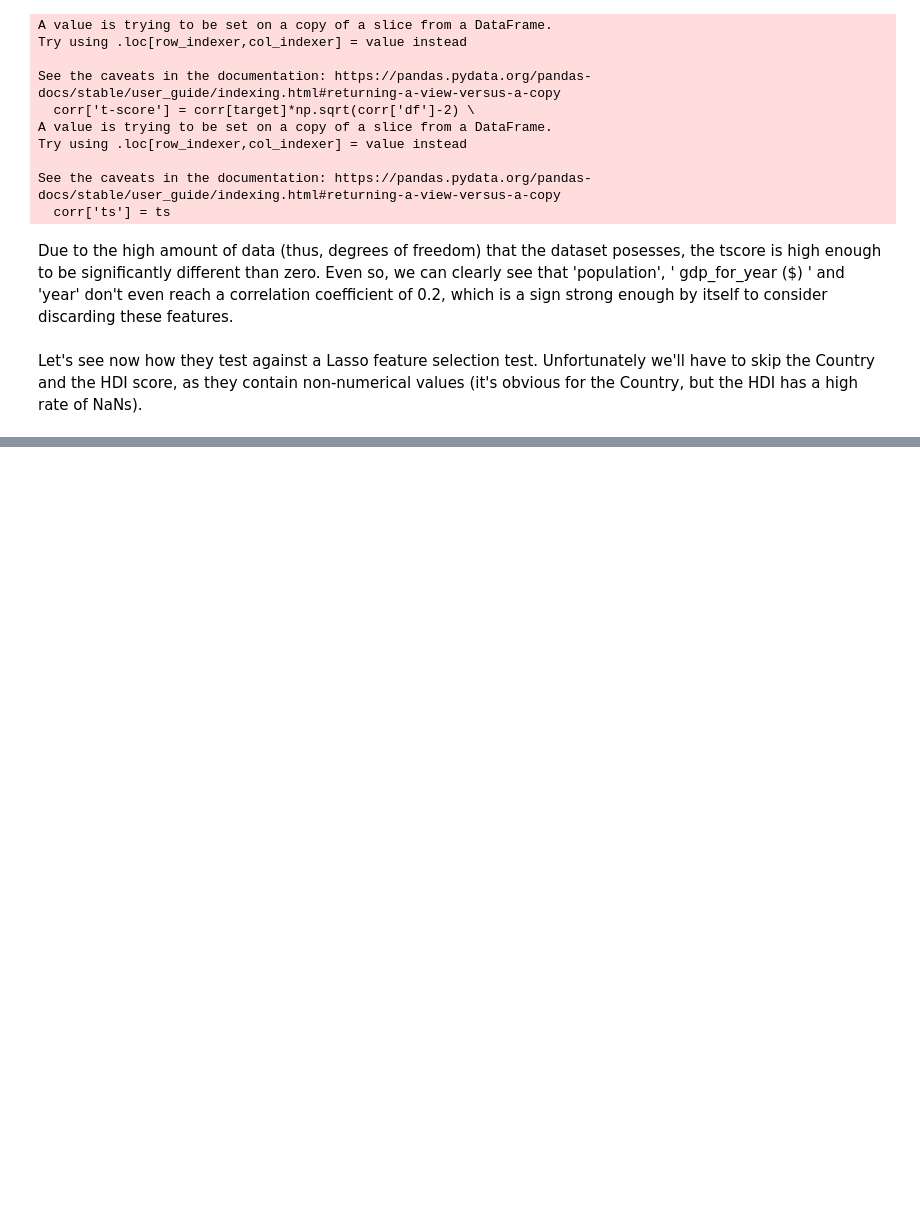
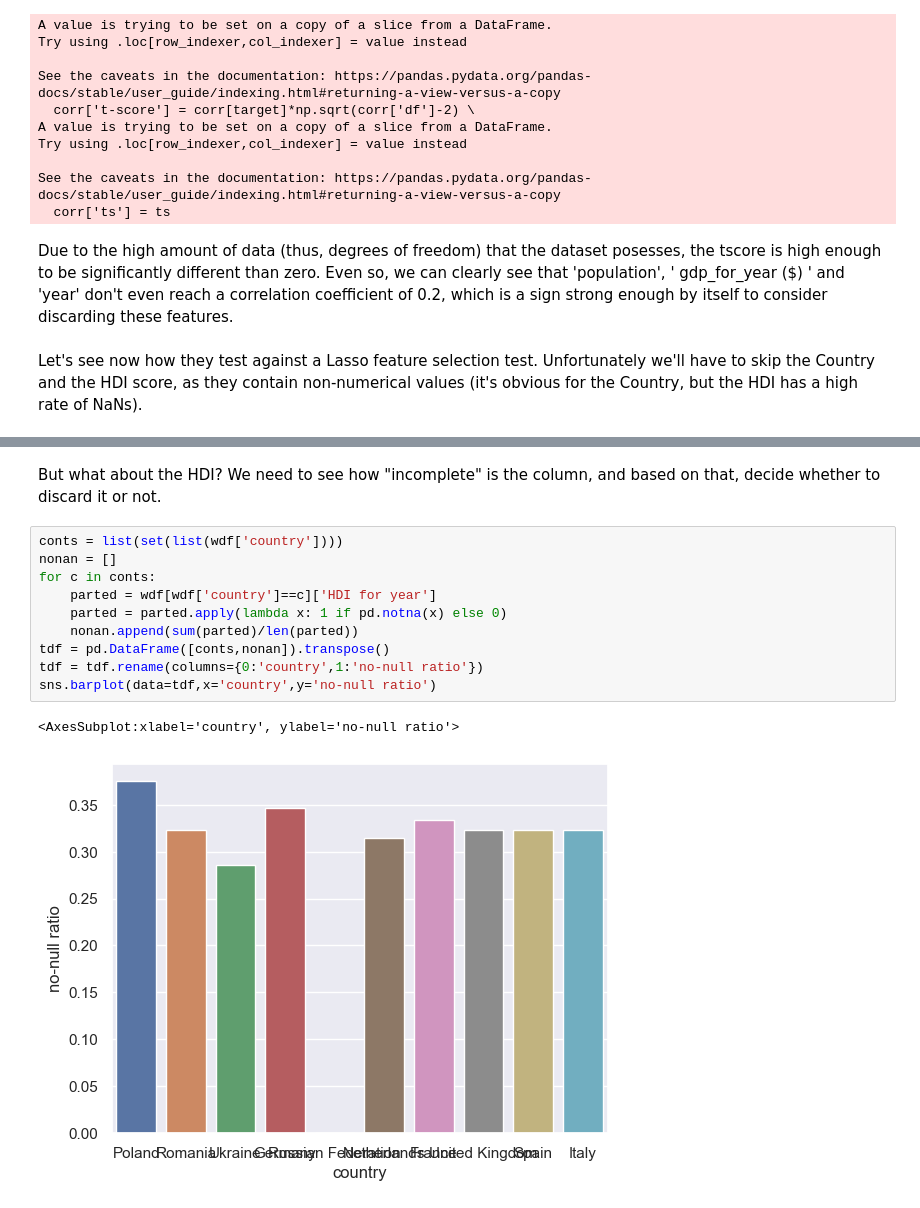
Before and after one commit to Nerocraft4/kaggle-suicide-rate-study, a Jupyter notebook: code/Main.ipynb, the cells around one changed output, grey strips where cells are left out. Cells and saved outputs as stored; diff of their text form; blank space fills up the shorter version.

```diff
--- a/code/Main.ipynb
+++ b/code/Main.ipynb
@@ -229,0 +261,15 @@ TypeError: lasso_feature_selection() got an unexpected keyword argument 'alph'
+# %% [markdown]
+But what about the HDI? We need to see how "incomplete" is the column, and based on that, decide whether to discard it or not.
+# %%
+conts = list(set(list(wdf['country'])))
+nonan = []
+for c in conts:
+    parted = wdf[wdf['country']==c]['HDI for year']
+    parted = parted.apply(lambda x: 1 if pd.notna(x) else 0)
+    nonan.append(sum(parted)/len(parted))
+tdf = pd.DataFrame([conts,nonan]).transpose()
+tdf = tdf.rename(columns={0:'country',1:'no-null ratio'})
+sns.barplot(data=tdf,x='country',y='no-null ratio')
+# %% [output]
+<AxesSubplot:xlabel='country', ylabel='no-null ratio'>
+[figure, added]
```
Also changed, not shown: parts of 10 cells of this notebook, 1 other file.
